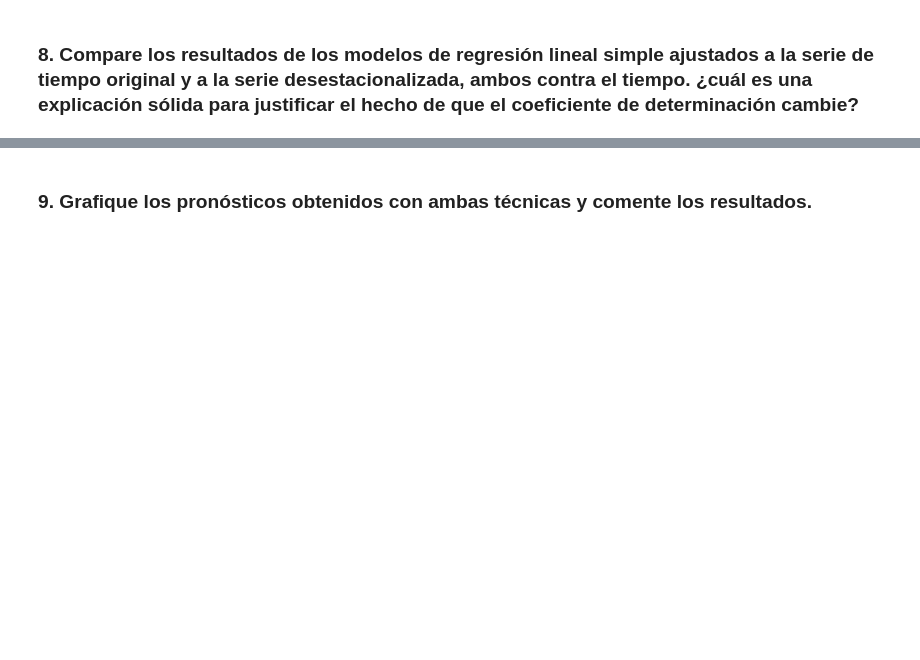
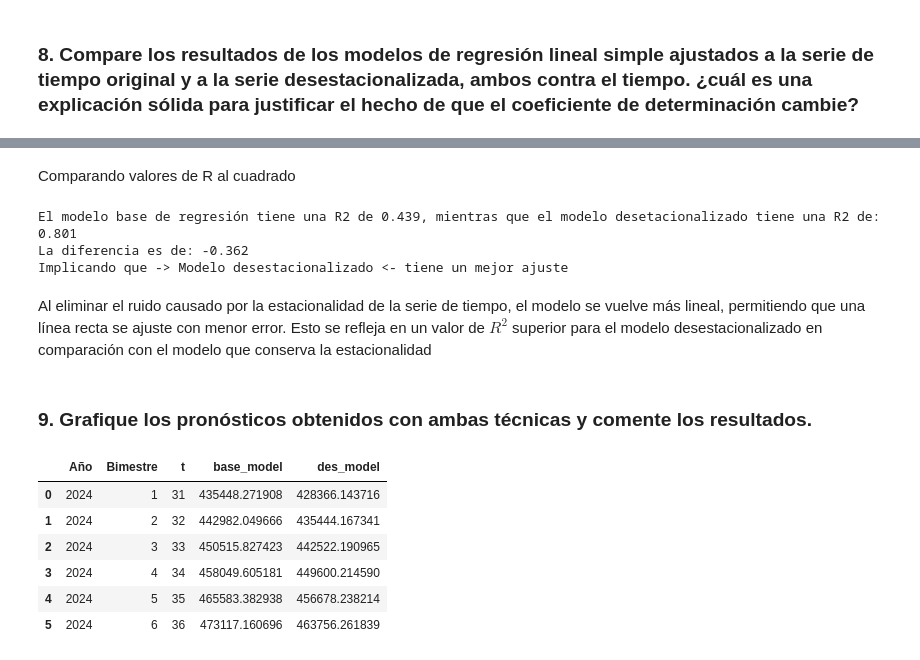
Before and after one commit to Anonymate054/MCD-Econometrics, a Jupyter notebook: notebooks/homeworks/0.0-leng-HW03.ipynb, the cells around one changed output, grey strips where cells are left out. Saved outputs shown, nothing was run; the diff lists cells and outputs as text; code cells hidden in the pictures; blank space fills up the shorter version.

```diff
--- a/notebooks/homeworks/0.0-leng-HW03.ipynb
+++ b/notebooks/homeworks/0.0-leng-HW03.ipynb
@@ -325,5 +448,27 @@ Notes:
+# %% [markdown]
+Comparando valores de R al cuadrado
+# %%
+print(f"El modelo base de regresión tiene una R2 de {model_df.rsquared:.3f}, mientras que el modelo desetacionalizado tiene una R2 de: {model_df2.rsquared:.3f}")
+print(f"La diferencia es de: {(model_df.rsquared - model_df2.rsquared):.3f}")
+print(f"Implicando que -> {'Modelo con estacionalidad' if model_df.rsquared > model_df2.rsquared else 'Modelo desestacionalizado'} <- tiene un mejor ajuste")
+# %% [output]
+El modelo base de regresión tiene una R2 de 0.439, mientras que el modelo desetacionalizado tiene una R2 de: 0.801
+La diferencia es de: -0.362
+Implicando que -> Modelo desestacionalizado <- tiene un mejor ajuste
+# %% [markdown]
+Al eliminar el ruido causado por la estacionalidad de la serie de tiempo, el modelo se vuelve más lineal, permitiendo que una línea recta se ajuste con menor error. Esto se refleja en un valor de $R^2$ superior para el modelo desestacionalizado en comparación con el modelo que conserva la estacionalidad
 # %% [markdown]
 ### 9. Grafique los pronósticos obtenidos con ambas técnicas y comente los resultados.
+# %%
+df3
+# %% [output]
+|  | Año | Bimestre | t | base_model | des_model |
+| 0 | 2024 | 1 | 31 | 435448.271908 | 428366.143716 |
+| 1 | 2024 | 2 | 32 | 442982.049666 | 435444.167341 |
+| 2 | 2024 | 3 | 33 | 450515.827423 | 442522.190965 |
+| 3 | 2024 | 4 | 34 | 458049.605181 | 449600.214590 |
+| 4 | 2024 | 5 | 35 | 465583.382938 | 456678.238214 |
+| 5 | 2024 | 6 | 36 | 473117.160696 | 463756.261839 |
 # %%
 sns.lineplot(data=df2, x='t', y='Toneladas', label='Toneladas')
 sns.lineplot(data=df2, x='t', y='Toneladas_periodo', label='Toneladas Periodo')
```
Also changed, not shown: parts of 32 cells of this notebook, 1 other file.
